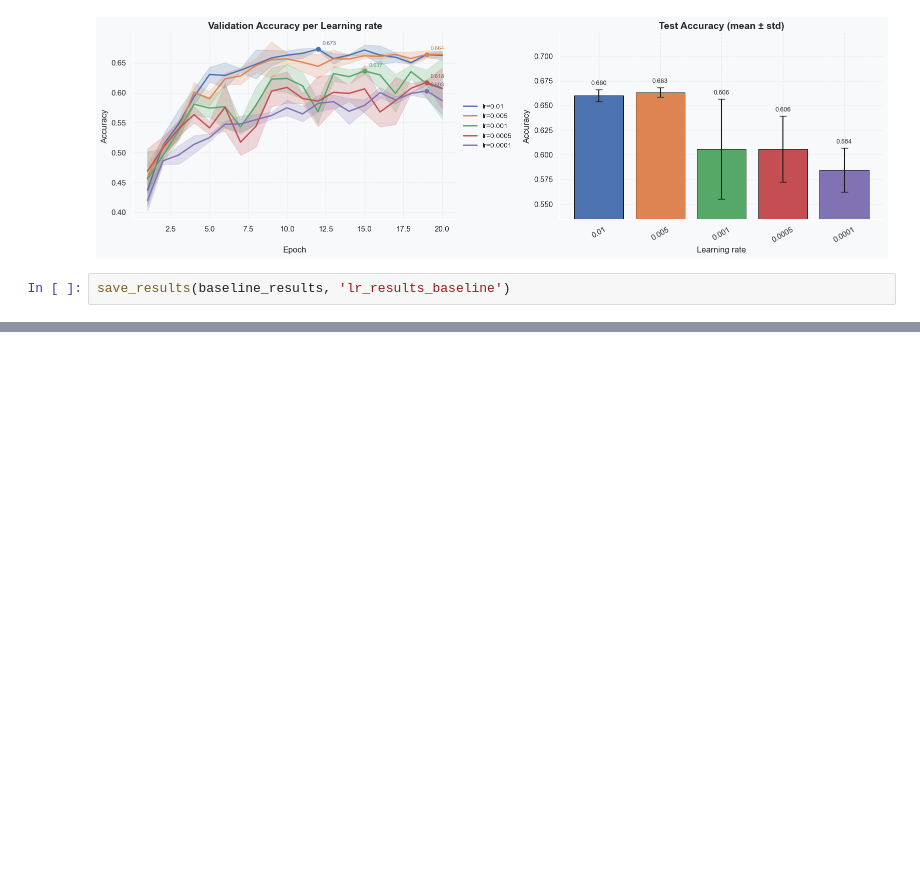
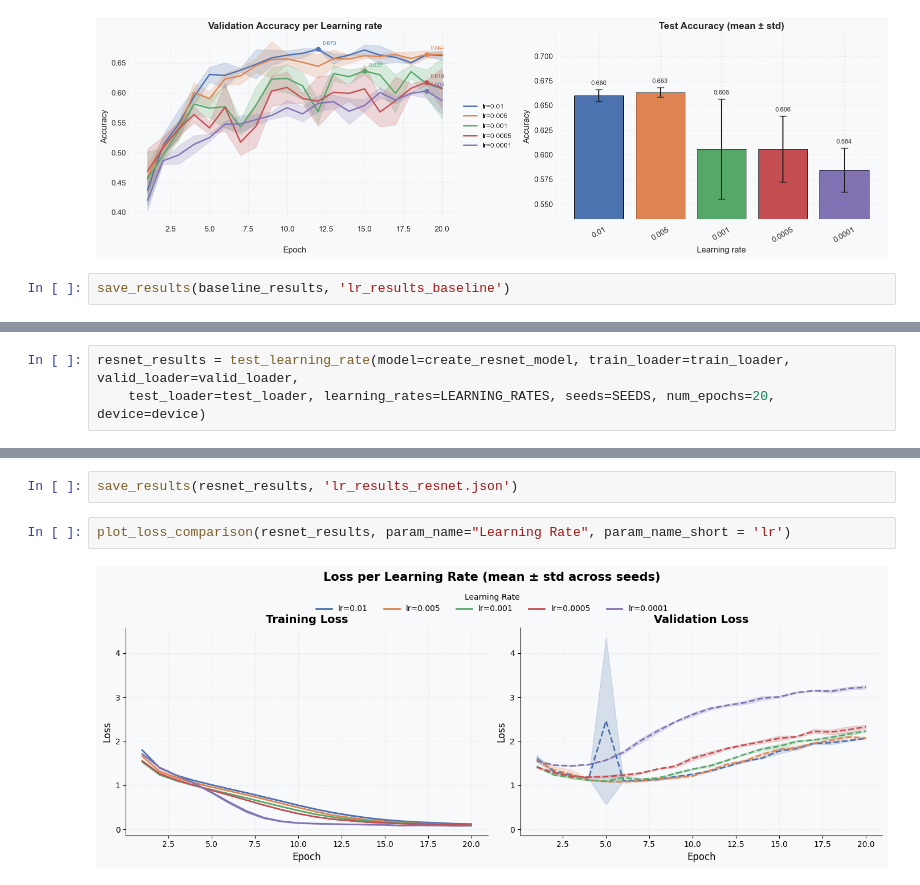
Before and after one commit to nadias03/image-classification-with-CNNs, a Jupyter notebook: experiments/hyperparameters/training_experiments/training_hyperparameters.ipynb, the cells around one changed output, grey strips where cells are left out. Saved outputs shown, nothing was run; the diff lists cells and outputs as text; blank space fills up the shorter version.

```diff
--- a/experiments/hyperparameters/training_experiments/training_hyperparameters.ipynb
+++ b/experiments/hyperparameters/training_experiments/training_hyperparameters.ipynb
@@ -159,0 +269,3 @@ save_results(baseline_results, 'lr_results_baseline')
+# %%
+resnet_results = test_learning_rate(model=create_resnet_model, train_loader=train_loader, valid_loader=valid_loader,
+    test_loader=test_loader, learning_rates=LEARNING_RATES, seeds=SEEDS, num_epochs=20, device=device)
@@ -159,0 +290,6 @@ save_results(baseline_results, 'lr_results_baseline')
+# %%
+save_results(resnet_results, 'lr_results_resnet.json')
+# %%
+plot_loss_comparison(resnet_results, param_name="Learning Rate", param_name_short = 'lr')
+# %% [output]
+[figure, added]
```
Also changed, not shown: parts of 26 cells of this notebook, 10 other files.
